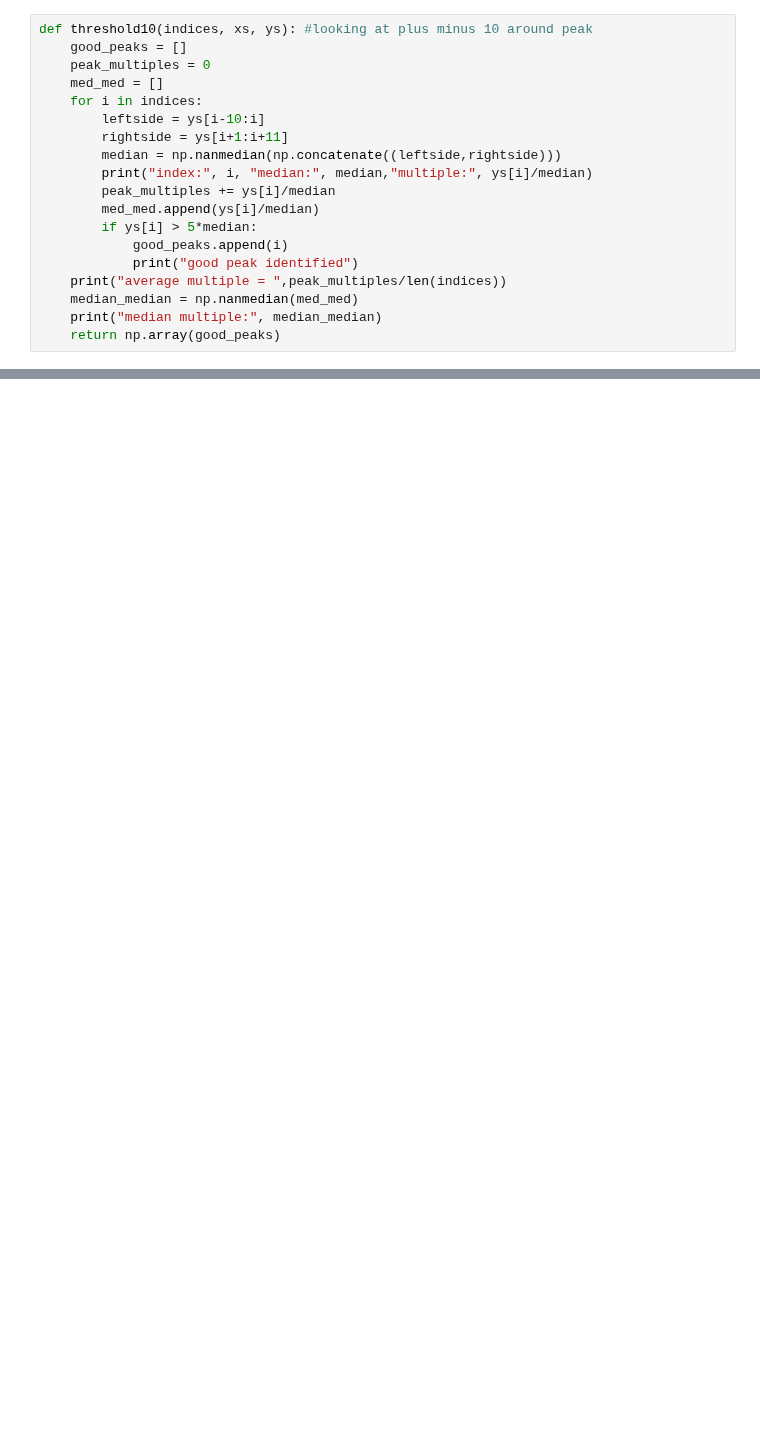
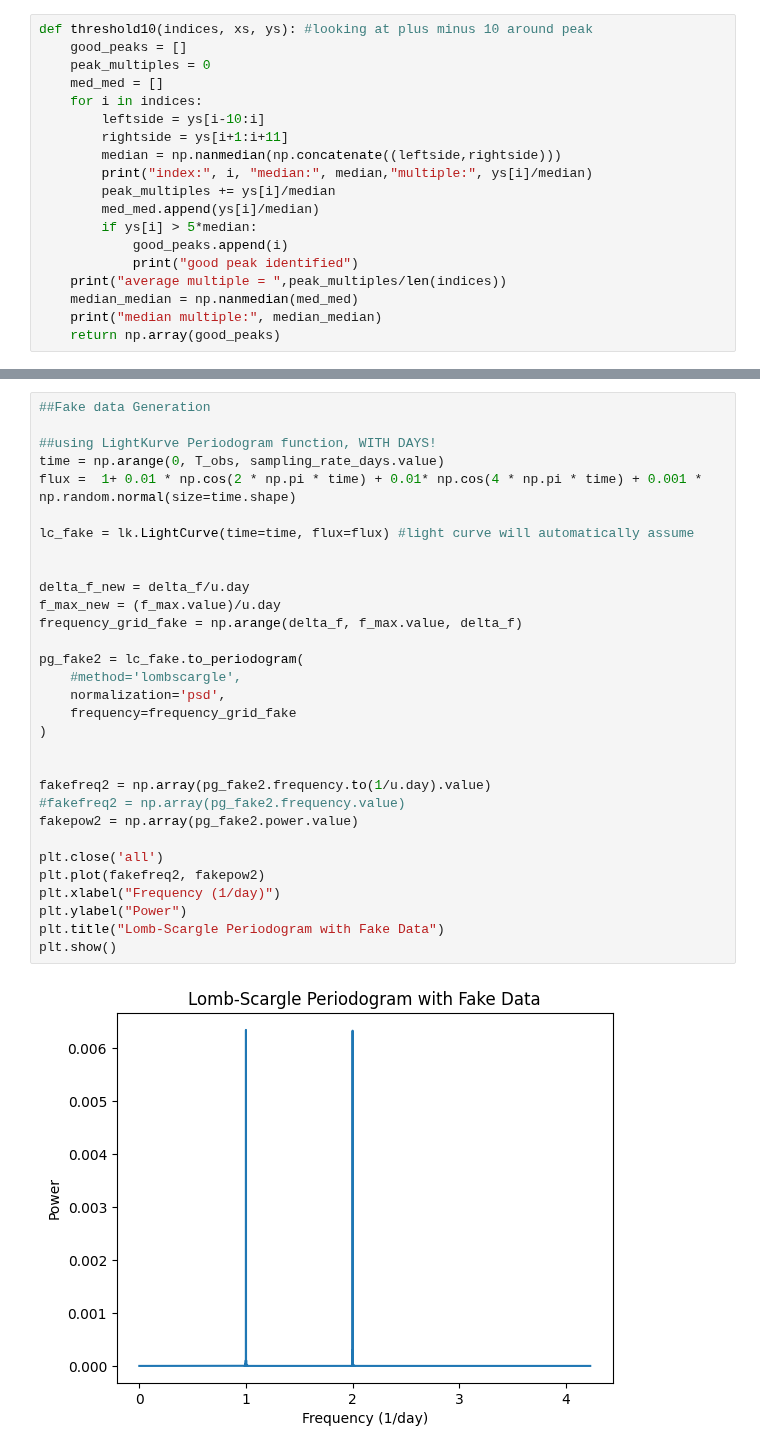
Before and after one commit to Hoggnation/cataloging_coherent_oscillators, a Jupyter notebook: threshold_function2.ipynb, the cells around one changed output, grey strips where cells are left out. Saved outputs shown, nothing was run; the diff lists cells and outputs as text; blank space fills up the shorter version.

Commit message:
threshold function fake data updates

```diff
--- a/threshold_function2.ipynb
+++ b/threshold_function2.ipynb
@@ -193,0 +149,33 @@ this is ratio of (d2y/dx2 at peak) / (y_peak): [-18751465.3264071  -18790821.386
+# %%
+##Fake data Generation
+
+##using LightKurve Periodogram function, WITH DAYS!
+time = np.arange(0, T_obs, sampling_rate_days.value)
+flux =  1+ 0.01 * np.cos(2 * np.pi * time) + 0.01* np.cos(4 * np.pi * time) + 0.001 * np.random.normal(size=time.shape)
+
+lc_fake = lk.LightCurve(time=time, flux=flux) #light curve will automatically assume
+
+
+delta_f_new = delta_f/u.day
+f_max_new = (f_max.value)/u.day
+frequency_grid_fake = np.arange(delta_f, f_max.value, delta_f)
+
+pg_fake2 = lc_fake.to_periodogram(
+    #method='lombscargle',
+    normalization='psd',
+    frequency=frequency_grid_fake
+)
+
+
+fakefreq2 = np.array(pg_fake2.frequency.to(1/u.day).value)
+#fakefreq2 = np.array(pg_fake2.frequency.value)
+fakepow2 = np.array(pg_fake2.power.value)
+
+plt.close('all')
+plt.plot(fakefreq2, fakepow2)
+plt.xlabel("Frequency (1/day)")
+plt.ylabel("Power")
+plt.title("Lomb-Scargle Periodogram with Fake Data")
+plt.show()
+# %% [output]
+[figure, added]
```
Also changed, not shown: parts of 8 cells of this notebook, 1 other file.
